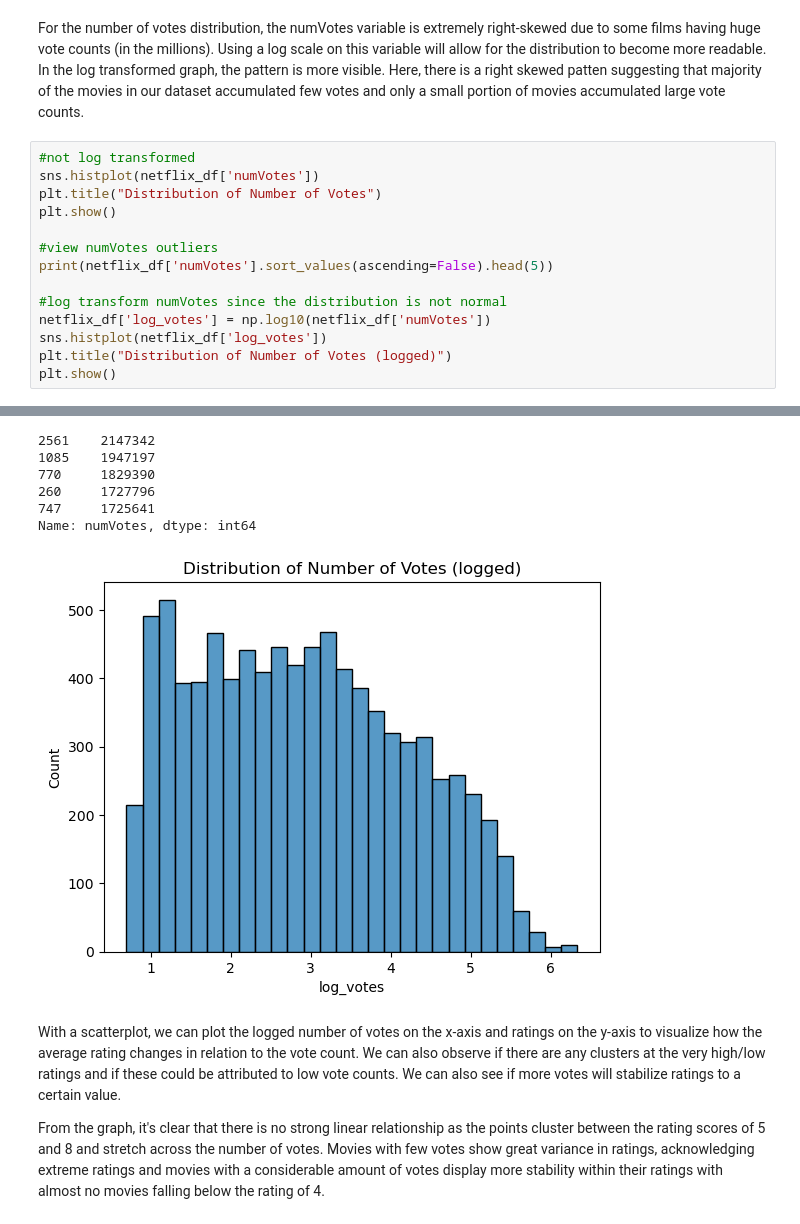
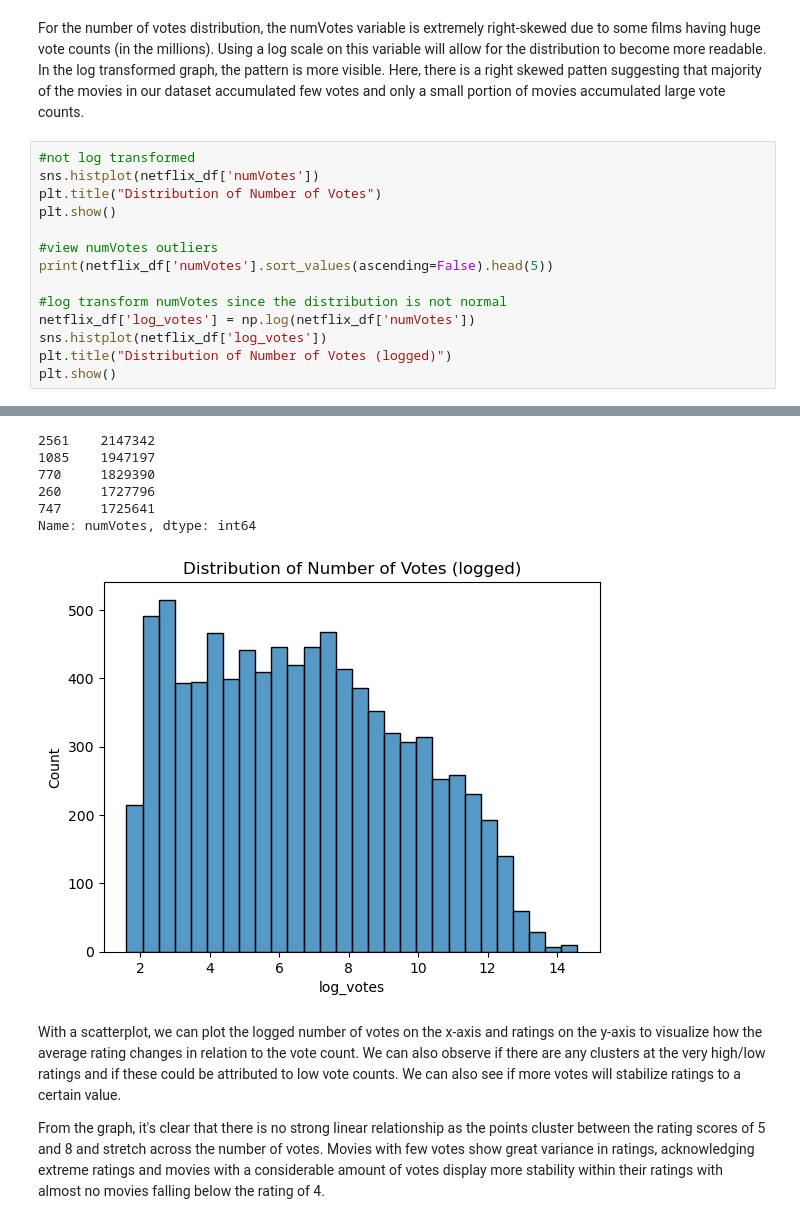
Before and after one commit to xuanlianliu/Data_Science_Project, a Jupyter notebook: Netflix.ipynb, the cells around one changed output, grey strips where cells are left out. Drawn from its saved outputs; the diff is of its cells as text.

```diff
--- a/Netflix.ipynb
+++ b/Netflix.ipynb
@@ -489,26 +490,26 @@ For the number of votes distribution, the numVotes variable is extremely right-s
 # %%
 #not log transformed
 sns.histplot(netflix_df['numVotes'])
 plt.title("Distribution of Number of Votes")
 plt.show()
 
 #view numVotes outliers
 print(netflix_df['numVotes'].sort_values(ascending=False).head(5))
 
 #log transform numVotes since the distribution is not normal
-netflix_df['log_votes'] = np.log10(netflix_df['numVotes'])
+netflix_df['log_votes'] = np.log(netflix_df['numVotes'])
 sns.histplot(netflix_df['log_votes'])
 plt.title("Distribution of Number of Votes (logged)")
 plt.show()
 # %% [output]
 [figure]
 2561    2147342
 1085    1947197
 770     1829390
 260     1727796
 747     1725641
 Name: numVotes, dtype: int64
-[figure, old version]
+[figure, new version]
 # %% [markdown]
 With a scatterplot, we can plot the logged number of votes on the x-axis and ratings on the y-axis to visualize how the average rating changes in relation to the vote count. We can also observe if there are any clusters at the very high/low ratings and if these could be attributed to low vote counts. We can also see if more votes will stabilize ratings to a certain value.
 
```
Also changed, not shown: parts of 8 cells of this notebook.
